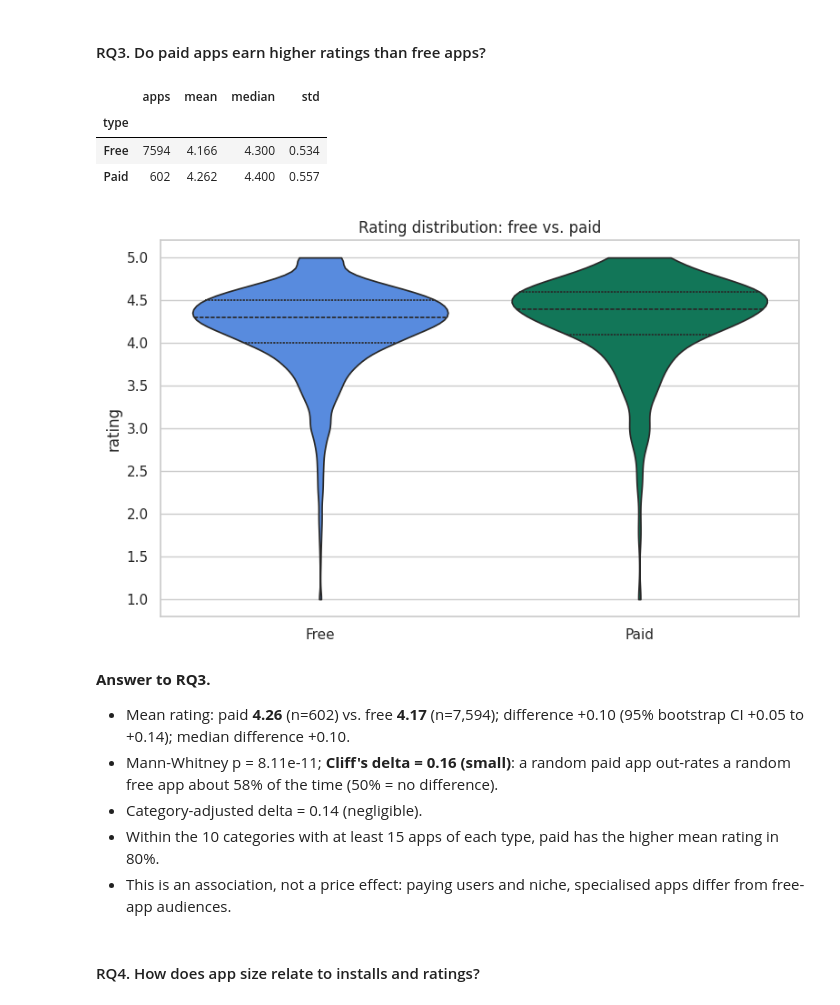
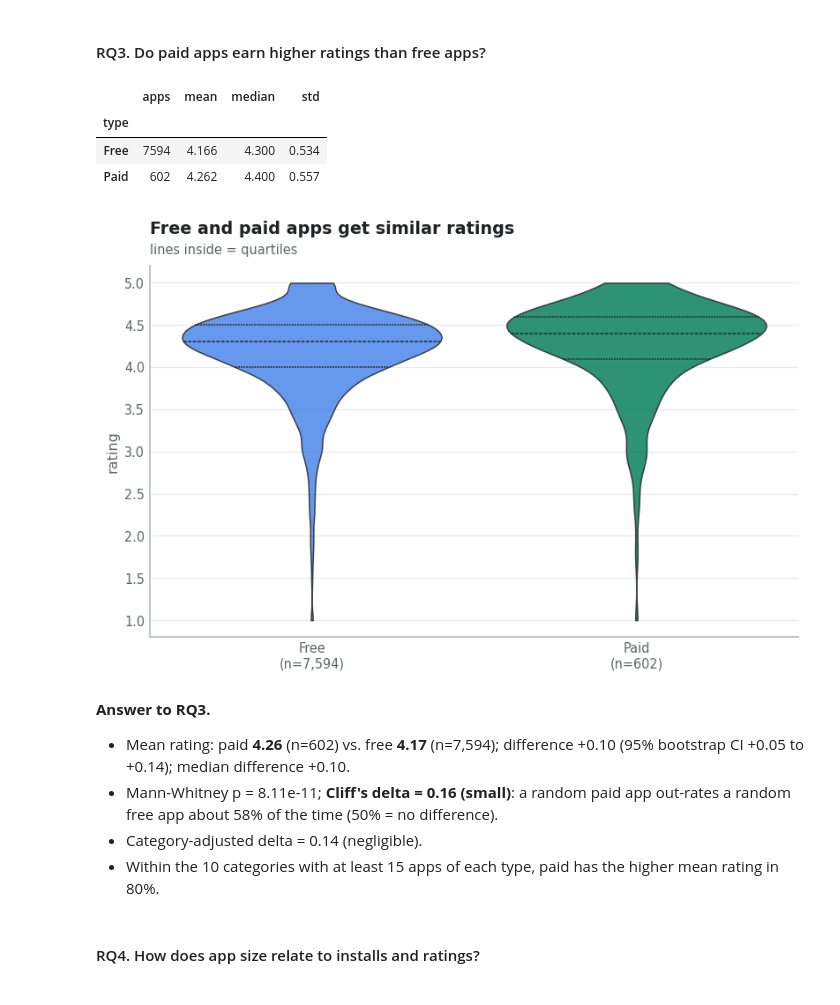
Before and after one commit to MokuaEnock/google_play_store_analysis, a Jupyter notebook: google_play_store_analysis.ipynb, the cells around one changed output. Drawn from its saved outputs; the diff is of its cells as text; code cells hidden in the pictures.

```diff
--- a/google_play_store_analysis.ipynb
+++ b/google_play_store_analysis.ipynb
@@ -672,6 +715,7 @@ def engineer_features(pdf: pd.DataFrame) -> pd.DataFrame:
     df = pdf.copy()
 
     df["last_updated"] = pd.to_datetime(df["last_updated"], format="%B %d, %Y", errors="coerce")
+    # "today" = newest update in the data, so recency does not depend on when you run this
     snapshot_date = df["last_updated"].max()
     df["days_since_update"] = (snapshot_date - df["last_updated"]).dt.days
 
@@ -679,7 +723,7 @@ def engineer_features(pdf: pd.DataFrame) -> pd.DataFrame:
     df["primary_genre"] = df["genres"].str.split(";").str[0].str.strip()
 
     df["is_paid"] = df["type"].eq("Paid")
-    df["size_missing"] = df["size_mb"].isna()
+    df["size_missing"] = df["size_mb"].isna()   # "Varies with device" stays flagged, not guessed
     df["has_rating"] = df["rating"].notna()
 
     df["log10_installs"] = np.log10(df["installs"] + 1)
@@ -709,6 +753,23 @@ def engineer_features(pdf: pd.DataFrame) -> pd.DataFrame:
         np.select([df["installs"] < 10_000, df["installs"] < 1_000_000], ["<10K", "10K-1M"], default="1M+"),
         categories=["<10K", "10K-1M", "1M+"], ordered=True)
 
+    # recency_band as an explicit ordered categorical (same order as the labels above)
+    df["recency_band"] = pd.Categorical(df["recency_band"].astype(str), categories=recency_labels, ordered=True)
+
+    # content rating: youngest audience -> oldest audience, Unrated last
+    cr_order = ["Everyone", "Everyone 10+", "Teen", "Mature 17+", "Adults only 18+", "Unrated"]
+    cr_order += sorted(set(df["content_rating"].dropna()) - set(cr_order))
+    df["content_rating"] = pd.Categorical(df["content_rating"], categories=cr_order, ordered=True)
+
+    # Numeric sort keys. A csv has no category order, so Tableau/Excel sort text labels alphabetically ("1B+" before "1K+")
+    for col in ["installs_bucket", "size_band", "price_band", "recency_band", "install_tier", "content_rating"]:
+        df[f"{col}_sort"] = df[col].cat.codes + 1
+
+    # self-sorting labels for tools that cannot sort by another field (e.g. "01 | 1K+")
+    for col in ["installs_bucket", "size_band", "price_band", "recency_band", "install_tier"]:
+        width = len(str(len(df[col].cat.categories)))
+        df[f"{col}_ordered"] = df[f"{col}_sort"].astype(str).str.zfill(width) + " | " + df[col].astype(str)
+
     return df.drop(columns=["size", "current_ver", "android_ver"], errors="ignore")
 
 clean_df = engineer_features(pdf)
@@ -1183,42 +1276,44 @@ mdiff_lo, mdiff_hi = bootstrap_mean_diff_ci(paid_r, free_r)
 rated["rating_adj"] = rated["rating"] - rated.groupby("category")["rating"].transform("mean")
 d3_adj = cliffs_delta(rated.loc[rated["is_paid"], "rating_adj"], rated.loc[~rated["is_paid"], "rating_adj"])
 
+# paid vs. free inside each category, so category mix can't fool us
 rows = []
 for cat, g in rated.groupby("category"):
     a, b = g.loc[g["is_paid"], "rating"], g.loc[~g["is_paid"], "rating"]
     if len(a) >= 15 and len(b) >= 15:
         rows.append((cat, len(a), len(b), a.median() - b.median(), a.mean() - b.mean()))
 within3 = pd.DataFrame(rows, columns=["category", "paid_n", "free_n", "median_diff", "mean_diff"])
 share_paid_higher = (within3["mean_diff"] > 0).mean() if len(within3) else float("nan")
 
 display(rated.groupby("type")["rating"].agg(apps="count", mean="mean", median="median", std="std"))
 
-fig, ax = plt.subplots(figsize=(8, 5))
+fig, ax = plt.subplots(figsize=(7.5, 5))
 sns.violinplot(data=rated, x="type", y="rating", order=["Free", "Paid"], hue="type", palette=[BLUE, GREEN],
-               inner="quartile", cut=0, legend=False, ax=ax)
-ax.set_title("Rating distribution: free vs. paid"); ax.set_xlabel(""); ax.set_ylabel("rating")
-plt.tight_layout()
-plt.savefig(f"{image_path}/07_rating_free_vs_paid.png", dpi=150)
-plt.show()
+               inner="quartile", cut=0, linewidth=1, saturation=0.9, legend=False, ax=ax)
+for p in ax.collections:
+    p.set_alpha(0.85)
+ax.set_xticks([0, 1]); ax.set_xticklabels([f"Free\n(n={len(free_r):,})", f"Paid\n(n={len(paid_r):,})"])
+title_block(ax, "Free and paid apps get similar ratings", "lines inside = quartiles")
+ax.set_xlabel(""); ax.set_ylabel("rating"); tidy(ax)
+save_chart(fig, "07_rating_free_vs_paid")
 
 ANSWERS["RQ3"] = (f"Paid apps average {mean_diff:+.2f} rating points vs. free (95% CI {mdiff_lo:+.2f} to {mdiff_hi:+.2f}); "
                   f"Cliff's delta {d3:.2f} ({delta_label(d3)}); after category adjustment {d3_adj:.2f} ({delta_label(d3_adj)}).")
 
 display(Markdown(f"""
 **Answer to RQ3.**
 
 - Mean rating: paid **{paid_r.mean():.2f}** (n={len(paid_r):,}) vs. free **{free_r.mean():.2f}** (n={len(free_r):,}); difference {mean_diff:+.2f} (95% bootstrap CI {mdiff_lo:+.2f} to {mdiff_hi:+.2f}); median difference {med_diff:+.2f}.
 - Mann-Whitney p = {fmt_p(mw.pvalue)}; **Cliff's delta = {d3:.2f} ({delta_label(d3)})**: a random paid app out-rates a random free app about {(d3 + 1) / 2:.0%} of the time (50% = no difference).
 - Category-adjusted delta = {d3_adj:.2f} ({delta_label(d3_adj)}).
 - Within the {len(within3)} categories with at least 15 apps of each type, paid has the higher mean rating in {share_paid_higher:.0%}.
-- This is an association, not a price effect: paying users and niche, specialised apps differ from free-app audiences.
 """))
 # %% [output]
 |  | apps | mean | median | std |
 | type |  |  |  |  |
 | Free | 7594 | 4.166 | 4.300 | 0.534 |
 | Paid | 602 | 4.262 | 4.400 | 0.557 |
-[figure, old version]
+[figure, new version]
 
 **Answer to RQ3.**
 
@@ -1226,7 +1321,6 @@ display(Markdown(f"""
 - Mann-Whitney p = 8.11e-11; **Cliff's delta = 0.16 (small)**: a random paid app out-rates a random free app about 58% of the time (50% = no difference).
 - Category-adjusted delta = 0.14 (negligible).
 - Within the 10 categories with at least 15 apps of each type, paid has the higher mean rating in 80%.
-- This is an association, not a price effect: paying users and niche, specialised apps differ from free-app audiences.
 # %% [markdown]
 #### RQ4. How does app size relate to installs and ratings?
 # %%
```
Also changed, not shown: parts of 40 cells of this notebook, 18 other files.
